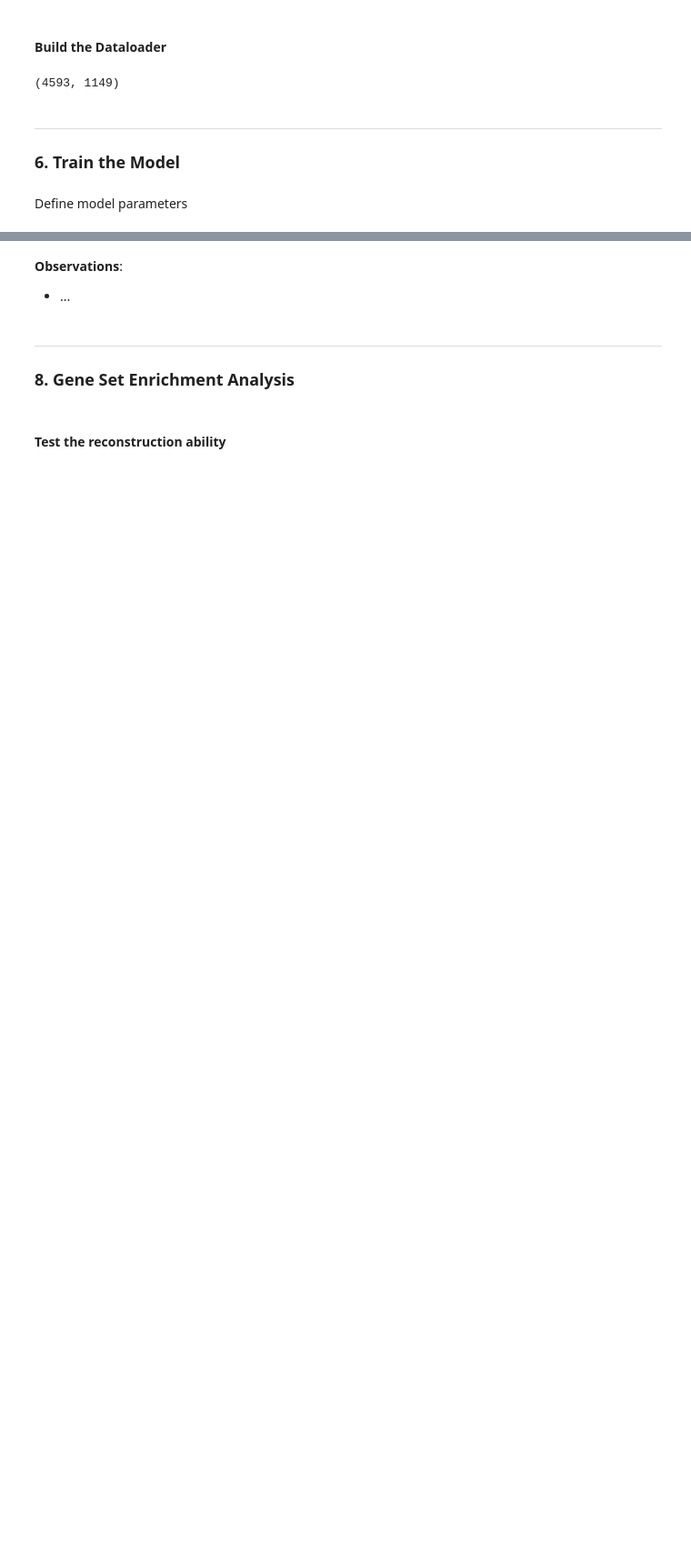
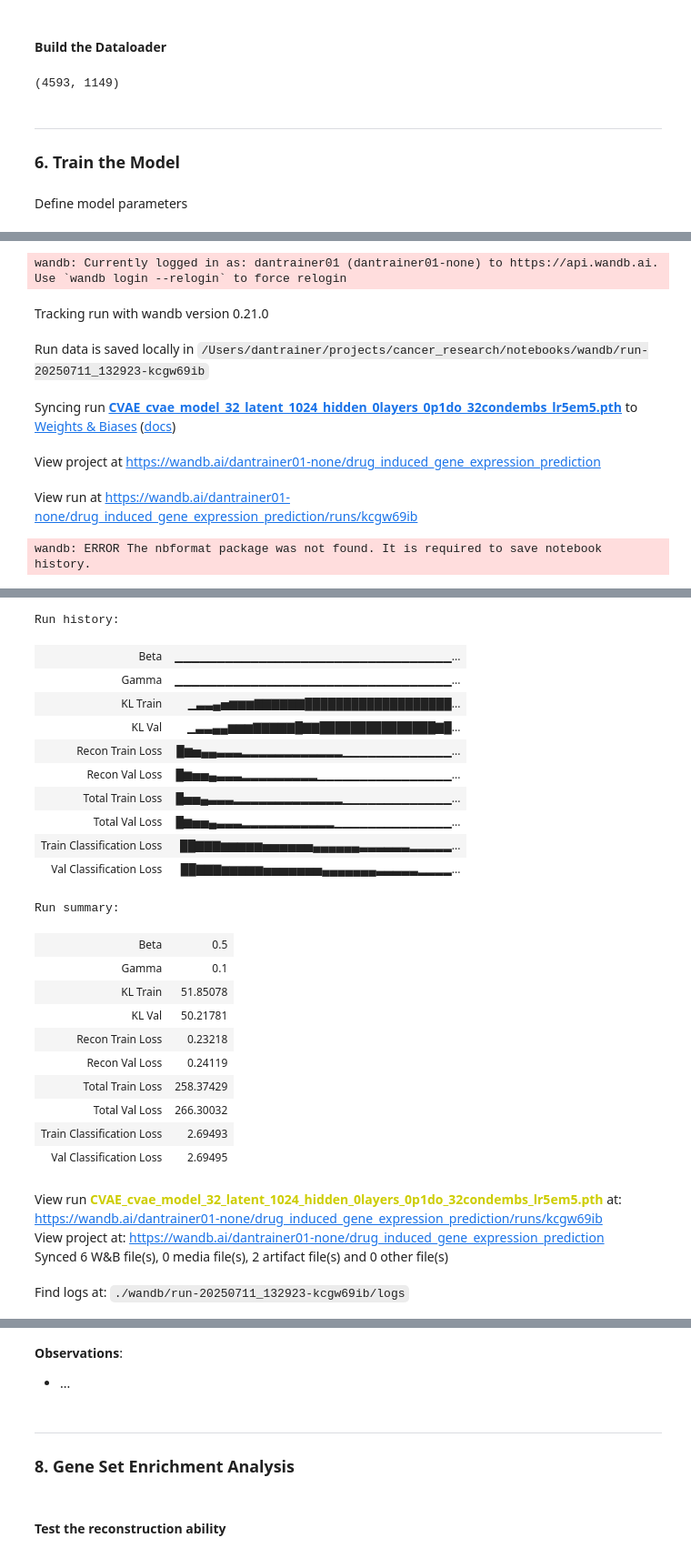
Before and after one commit to Djtrainer/cancer_research, a Jupyter notebook: notebooks/drug_induced_gene_expression_prediction.ipynb, the cells around one changed output, grey strips where cells are left out. Shown: that part at 91% size. Cells and saved outputs as stored; diff of their text form; code cells hidden in the pictures; blank space fills up the shorter version.

Commit message:
implement wandb

```diff
--- a/notebooks/drug_induced_gene_expression_prediction.ipynb
+++ b/notebooks/drug_induced_gene_expression_prediction.ipynb
@@ -1181,3 +1229,7 @@ def vae_loss_function(recon_x, x, mu, log_var, latent_dim, beta=1.0, recon_weigh
+# %%
+#read in training config
+with open(os.path.join(ROOT, 'config', 'drug_induced_gene_expression_prediction.yaml'), 'r') as file:
+    config = yaml.safe_load(file)
 # %%
 # # Initialize the CVAE model
 model = CVAE(
@@ -1237,0 +1267,18 @@ model, history = train_model(
+# %%
+device = torch.device("cuda" if torch.cuda.is_available() else "cpu")
+
+model, history = train_model(
+    model,
+    train_loader,
+    val_loader,
+    config=config,
+    device=device,
+)
+# %% [output]
+wandb: Currently logged in as: dantrainer01 (dantrainer01-none) to https://api.wandb.ai. Use `wandb login --relogin` to force relogin
+Tracking run with wandb version 0.21.0
+Run data is saved locally in /Users/dantrainer/projects/cancer_research/notebooks/wandb/run-20250711_132923-kcgw69ib
+Syncing run CVAE_cvae_model_32_latent_1024_hidden_0layers_0p1do_32condembs_lr5em5.pth to Weights & Biases (docs)
+View project at https://wandb.ai/dantrainer01-none/drug_induced_gene_expression_prediction
+View run at https://wandb.ai/dantrainer01-none/drug_induced_gene_expression_prediction/runs/kcgw69ib
+wandb: ERROR The nbformat package was not found. It is required to save notebook history.
@@ -1238,3 +1286,29 @@ model, history = train_model(
+Run history:
+| Beta | ▁▁▁▁▁▁▁▁▁▁▁▁▁▁▁▁▁▁▁▁▁▁▁▁▁▁▁▁▁▁▁▁▁... |
+| Gamma | ▁▁▁▁▁▁▁▁▁▁▁▁▁▁▁▁▁▁▁▁▁▁▁▁▁▁▁▁▁▁▁▁▁... |
+| KL Train | ▁▃▃▄▅▆▆▆▇▇▇▇▇▇███████████████████... |
+| KL Val | ▁▃▃▄▄▆▆▆▇▇▇▇▇█▇▇███████████████▇█... |
+| Recon Train Loss | █▆▅▄▄▃▃▃▂▂▂▂▂▂▂▂▂▂▂▂▁▁▁▁▁▁▁▁▁▁▁▁▁... |
+| Recon Val Loss | █▆▅▅▄▃▃▃▂▂▂▂▂▂▂▂▂▁▁▁▁▁▁▁▁▁▁▁▁▁▁▁▁... |
+| Total Train Loss | █▅▅▄▃▃▃▂▂▂▂▂▂▂▂▂▂▂▂▂▁▁▁▁▁▁▁▁▁▁▁▁▁... |
+| Total Val Loss | █▆▅▅▄▃▃▃▂▂▂▂▂▂▂▂▂▂▂▁▁▁▁▁▁▁▁▁▁▁▁▁▁... |
+| Train Classification Loss | ██▇▇▇▆▆▆▆▆▅▅▅▅▅▅▄▄▄▄▄▄▃▃▃▃▃▃▂▂▂▂▂... |
+| Val Classification Loss | ██▇▇▇▆▆▆▆▆▅▅▅▅▅▅▅▄▄▄▄▄▄▄▃▃▃▃▃▂▂▂▂... |
+Run summary:
+| Beta | 0.5 |
+| Gamma | 0.1 |
+| KL Train | 51.85078 |
+| KL Val | 50.21781 |
+| Recon Train Loss | 0.23218 |
+| Recon Val Loss | 0.24119 |
+| Total Train Loss | 258.37429 |
+| Total Val Loss | 266.30032 |
+| Train Classification Loss | 2.69493 |
+| Val Classification Loss | 2.69495 |
+View run CVAE_cvae_model_32_latent_1024_hidden_0layers_0p1do_32condembs_lr5em5.pth at: https://wandb.ai/dantrainer01-none/drug_induced_gene_expression_prediction/runs/kcgw69ib
+View project at: https://wandb.ai/dantrainer01-none/drug_induced_gene_expression_prediction
+Synced 6 W&B file(s), 0 media file(s), 2 artifact file(s) and 0 other file(s)
+Find logs at: ./wandb/run-20250711_132923-kcgw69ib/logs
 # %%
 plot_training_history(history)
 # %% [output]
```
Also changed, not shown: parts of 24 cells of this notebook, 2 other files.
